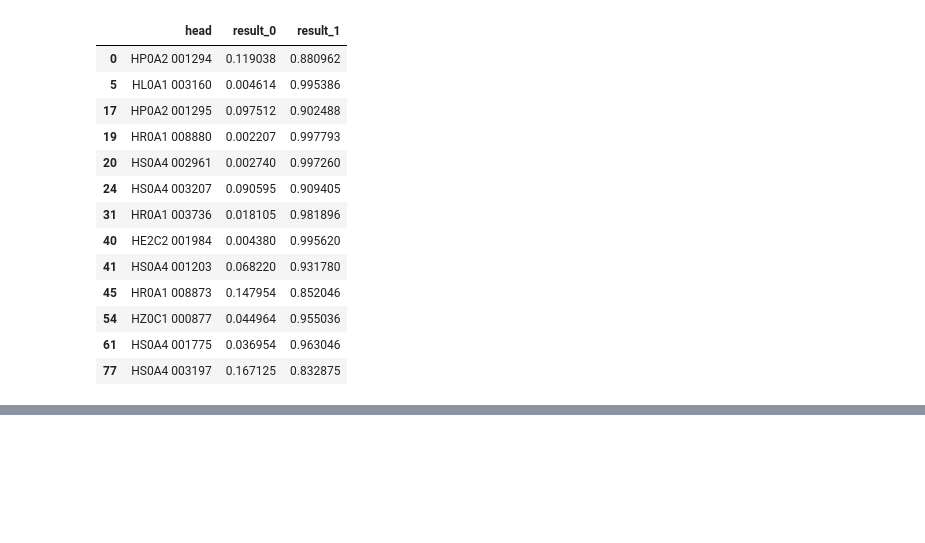
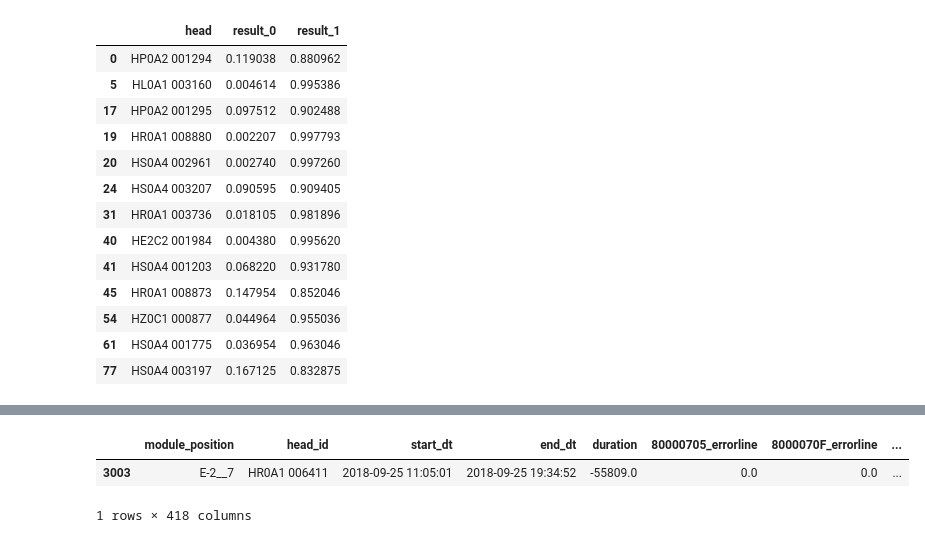
Before and after one commit to strankid/EnrichAI-PM_RNN, a Jupyter notebook: Data Analysis.ipynb, the cells around one changed output, grey strips where cells are left out. Cells and saved outputs as stored; diff of their text form; code cells hidden in the pictures; blank space fills up the shorter version.

```diff
--- a/Data Analysis.ipynb
+++ b/Data Analysis.ipynb
@@ -24,10 +24,6 @@ def prepare(df):
 	df.start_dt = pd.to_datetime(df.start_dt)
 	df.sort_values(['start_dt'],inplace=True)
 	df.iloc[:,4:-1] = preprocessing.RobustScaler().fit_transform(df.iloc[:,4:-1])
-	df['target'] = df.parent_event.shift(-FUTURE_LENGTH)
-	df.dropna(inplace=True)
-	df.head
-
 	return df
 
 def preprocess(df,heads, validation=False):
@@ -38,6 +34,8 @@ def preprocess(df,heads, validation=False):
 	for head in heads:
 		data = df[df['head_id']==head]
 		data.sort_values(['start_dt'], inplace=True)
+		df['target'] = df.parent_event.shift(-FUTURE_LENGTH)
+		df.dropna(inplace=True)
 		data.drop(['end_dt','head_id','module_position','parent_event'],axis=1,inplace=True)
 		day = data.iloc[0,0].day
 		for i in data.values:
@@ -568,0 +828,8 @@ results[results.result_1 > 0.8]
+# %%
+data = df[df['head_id']=='HR0A1 006411']
+# %%
+data
+# %% [output]
+|  | module_position | head_id | start_dt | end_dt | duration | 80000705_errorline | 8000070F_errorline | ... |
+| 3003 | E-2__7 | HR0A1 006411 | 2018-09-25 11:05:01 | 2018-09-25 19:34:52 | -55809.0 | 0.0 | 0.0 | ... |
+1 rows × 418 columns
```
Also changed, not shown: parts of 8 cells of this notebook, 10 other files.
